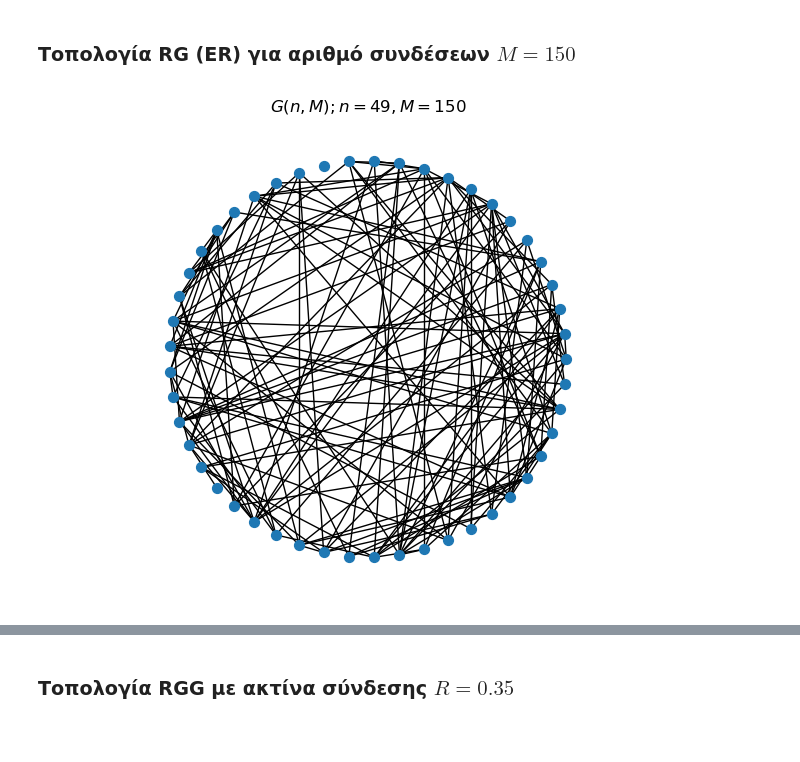
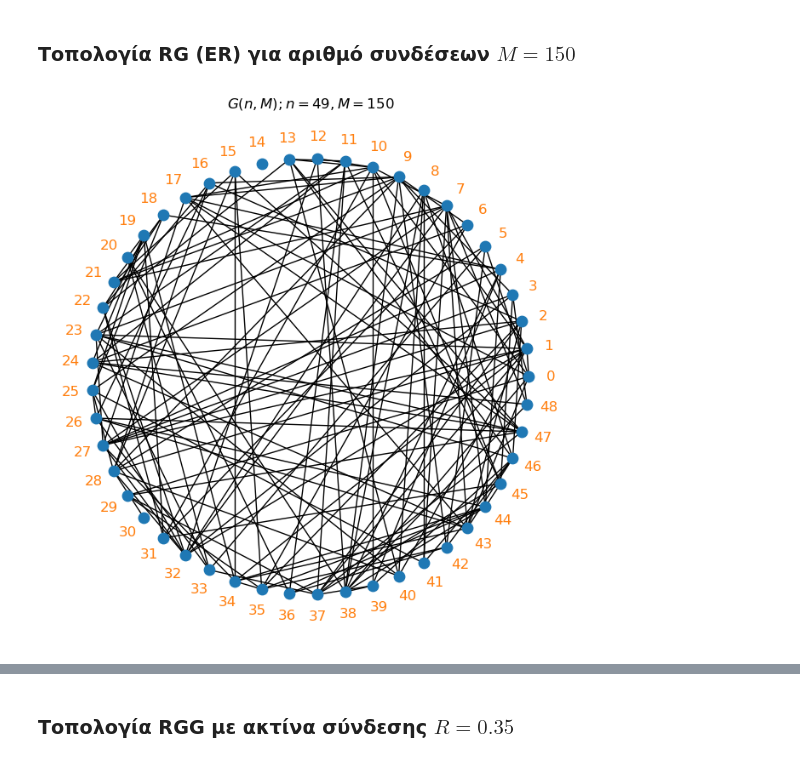
Before and after one commit to k-papadakis/social-network-analysis, a Jupyter notebook: lab1/lab1_student_version.ipynb, the cells around one changed output, grey strips where cells are left out. Saved outputs shown, nothing was run; the diff lists cells and outputs as text; code cells hidden in the pictures; blank space fills up the shorter version.

```diff
--- a/lab1/lab1_student_version.ipynb
+++ b/lab1/lab1_student_version.ipynb
@@ -95,6 +94,15 @@ import networkx as nx
 ## Α. Κατασκευή και οπτικοποίηση σύνθετων τύπων δικτύου
 # %% [markdown]
 ### Τοπολογία REG για βαθμό πλέγματος $d = 4$
+# %%
+def draw_circular_with_labels(G, ax=None, node_size=80, font_color='C1', **kwargs):
+    if ax is None:
+        _, ax = plt.subplots(figsize=(8, 8))
+    pos = nx.circular_layout(G)
+    dilated_pos = {node: p * 1.1 for node, p in pos.items()}
+    nx.draw(G, pos, **kwargs, ax=ax, node_size=node_size)
+    nx.draw_networkx_labels(G, dilated_pos, ax=ax, font_color=font_color)
+    return ax
 # %%
 # random.seed(seedno)
 #n=4x μέγεθος δικτύου: αντικαταστήστε το x με το τελευταίο ψηφίο του αριθμού μητρώου σας.
@@ -124,18 +132,19 @@ REG = nx.watts_strogatz_graph(n=n, k=d, p=0.0, seed=seedno)
 # %%
 # random.seed(seedno)
 #n=4x
 n = 49
 M = 150
 
 # για την κατασκευή του RGER χρησιμοποιήστε την gnm_random_graph από το networkx
 #uncomment RGER=
 
 # οπτικοποίηση: χρησιμοποιήστε την draw_circular από το networkx
 
 RGER = nx.gnm_random_graph(n=n, m=M, seed=seedno)
-nx.draw_circular(RGER, node_size=50)
+
+draw_circular_with_labels(RGER)
 plt.title(f'$G(n, M); n = {n}, M = {M}$')
 plt.axis('equal')
 plt.show()
 # %% [output]
-[figure, old version]
+[figure, new version]
```
Also changed, not shown: parts of 23 cells of this notebook.
